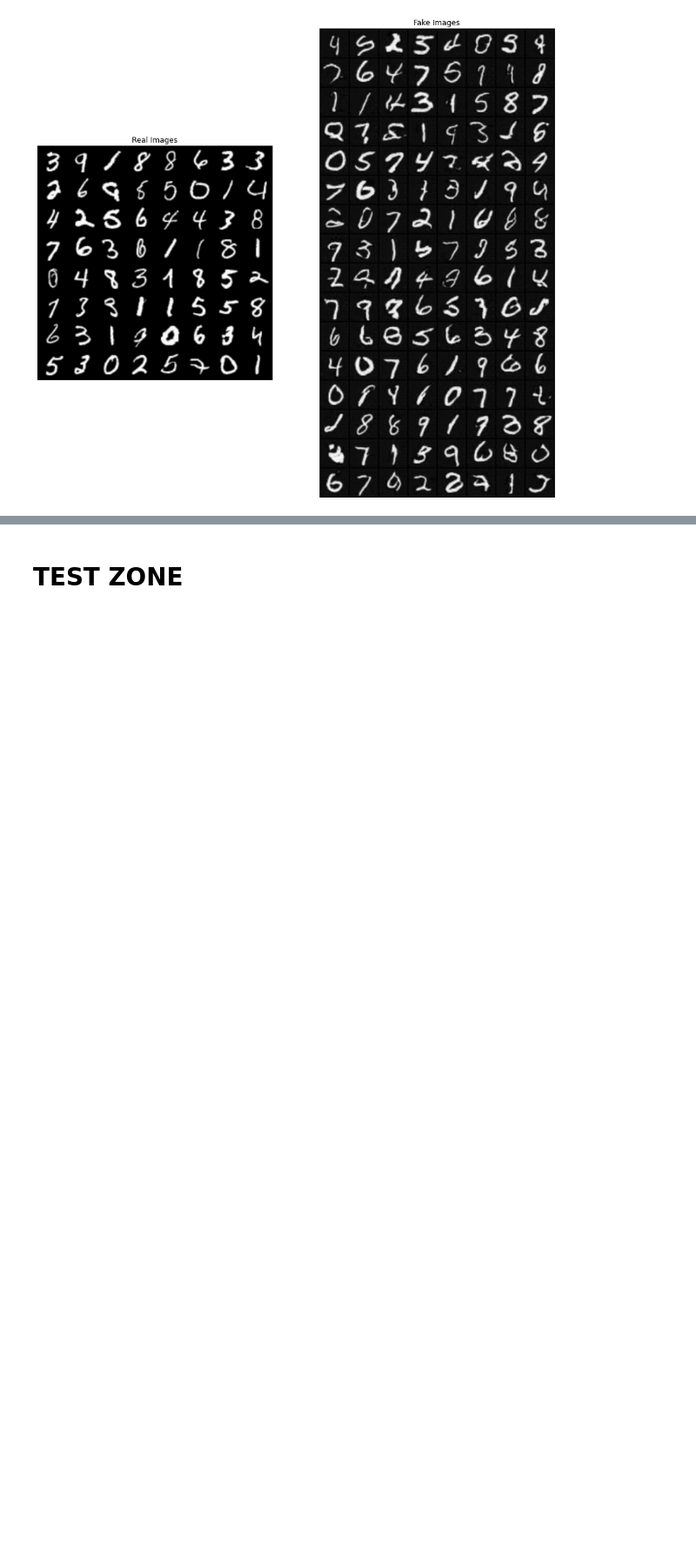
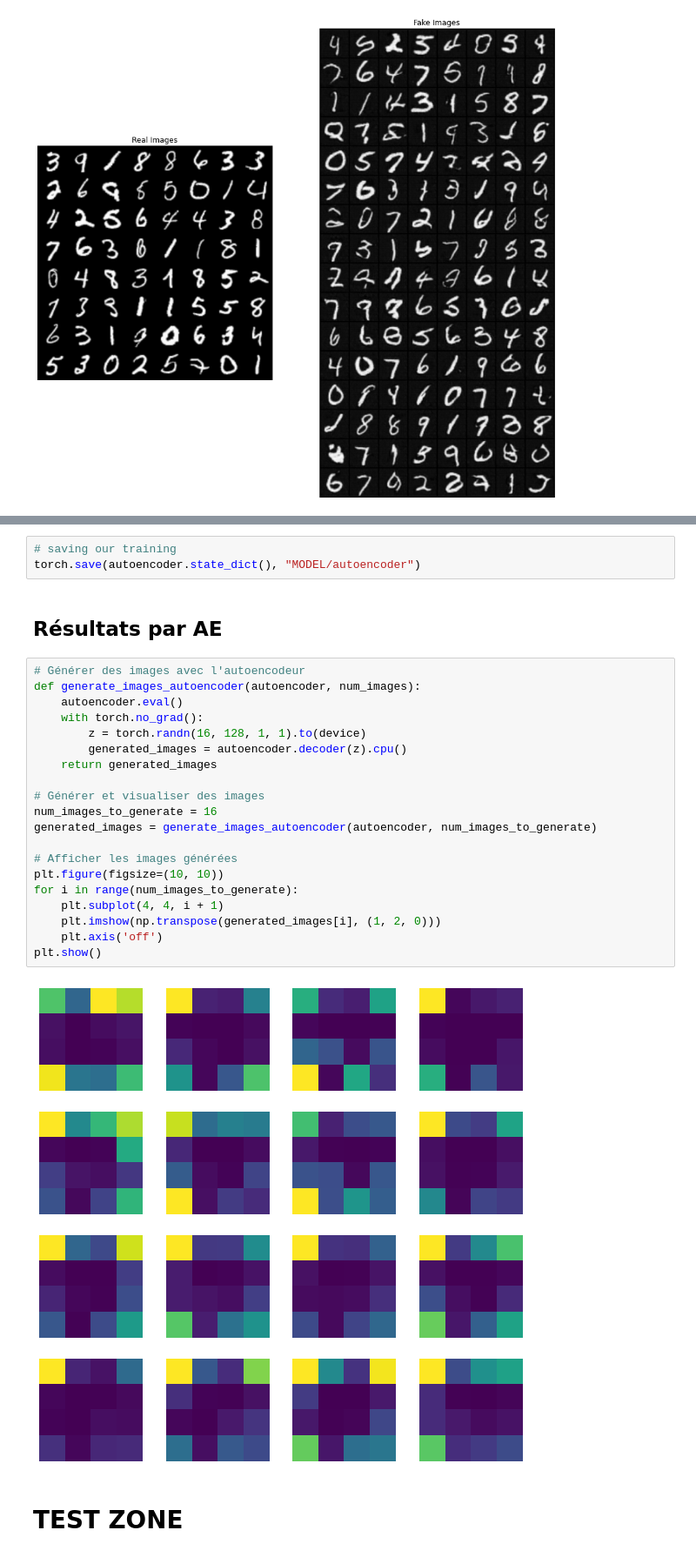
Before and after one commit to MiLKleia/ReseauNeuroneProjetM1, a Jupyter notebook: Projet.ipynb, the cells around one changed output, grey strips where cells are left out. Shown at 87% size. Cells and saved outputs as stored; diff of their text form; blank space fills up the shorter version.

```diff
--- a/Projet.ipynb
+++ b/Projet.ipynb
@@ -318,2 +433,29 @@ plt.show()
+# %%
+# saving our training
+torch.save(autoencoder.state_dict(), "MODEL/autoencoder")
+# %% [markdown]
+## Résultats par AE
+# %%
+# Générer des images avec l'autoencodeur
+def generate_images_autoencoder(autoencoder, num_images):
+    autoencoder.eval()
+    with torch.no_grad():
+        z = torch.randn(16, 128, 1, 1).to(device)
+        generated_images = autoencoder.decoder(z).cpu()
+    return generated_images
+
+# Générer et visualiser des images
+num_images_to_generate = 16
+generated_images = generate_images_autoencoder(autoencoder, num_images_to_generate)
+
+# Afficher les images générées
+plt.figure(figsize=(10, 10))
+for i in range(num_images_to_generate):
+    plt.subplot(4, 4, i + 1)
+    plt.imshow(np.transpose(generated_images[i], (1, 2, 0)))
+    plt.axis('off')
+plt.show()
+# %% [output]
+[figure, added]
 # %% [markdown]
 # TEST ZONE
```
Also changed, not shown: parts of 10 cells of this notebook, 1 other file.
